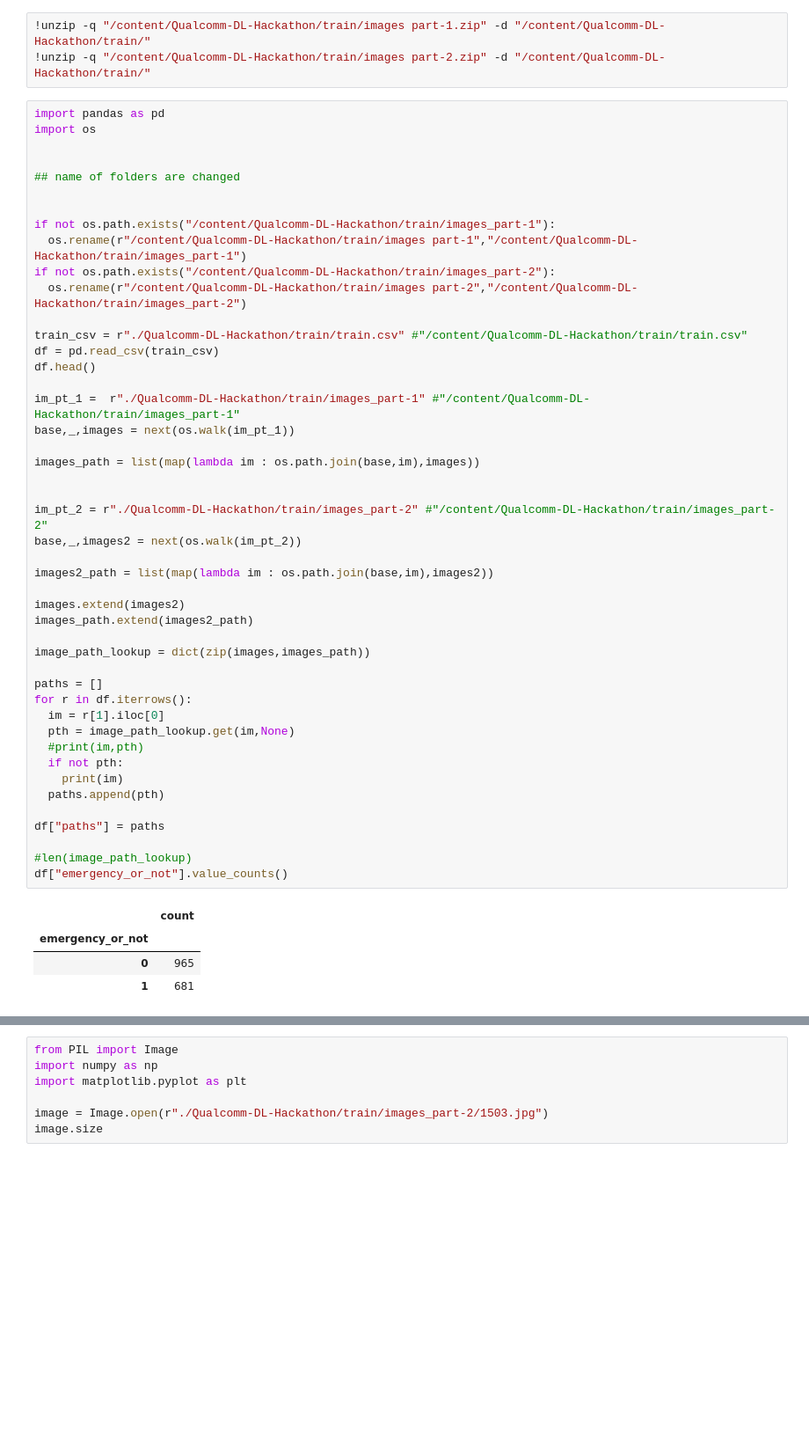
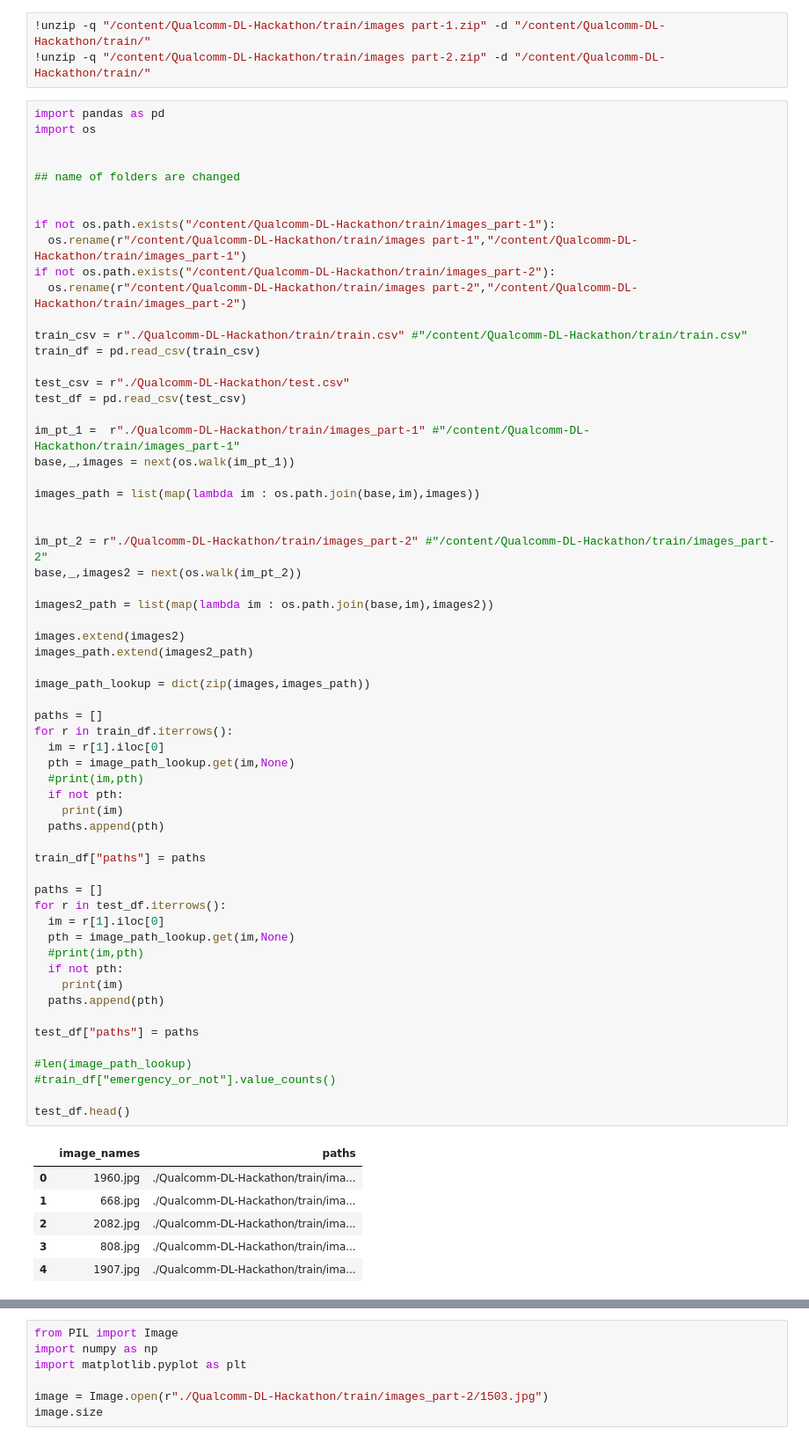
Before and after one commit to SurajPatil44/qualcomm_hackathon, a Jupyter notebook: hackathon.ipynb, the cells around one changed output, grey strips where cells are left out. Shown at 88% size. Drawn from its saved outputs; the diff is of its cells as text; blank space fills up the shorter version.

```diff
--- a/hackathon.ipynb
+++ b/hackathon.ipynb
@@ -25,40 +25,57 @@ if not os.path.exists("/content/Qualcomm-DL-Hackathon/train/images_part-2"):
   os.rename(r"/content/Qualcomm-DL-Hackathon/train/images part-2","/content/Qualcomm-DL-Hackathon/train/images_part-2")
 
 train_csv = r"./Qualcomm-DL-Hackathon/train/train.csv" #"/content/Qualcomm-DL-Hackathon/train/train.csv"
-df = pd.read_csv(train_csv)
-df.head()
+train_df = pd.read_csv(train_csv)
+
+test_csv = r"./Qualcomm-DL-Hackathon/test.csv"
+test_df = pd.read_csv(test_csv)
 
 im_pt_1 =  r"./Qualcomm-DL-Hackathon/train/images_part-1" #"/content/Qualcomm-DL-Hackathon/train/images_part-1"
 base,_,images = next(os.walk(im_pt_1))
 
 images_path = list(map(lambda im : os.path.join(base,im),images))
 
 
 im_pt_2 = r"./Qualcomm-DL-Hackathon/train/images_part-2" #"/content/Qualcomm-DL-Hackathon/train/images_part-2"
 base,_,images2 = next(os.walk(im_pt_2))
 
 images2_path = list(map(lambda im : os.path.join(base,im),images2))
 
 images.extend(images2)
 images_path.extend(images2_path)
 
 image_path_lookup = dict(zip(images,images_path))
 
 paths = []
-for r in df.iterrows():
+for r in train_df.iterrows():
   im = r[1].iloc[0]
   pth = image_path_lookup.get(im,None)
   #print(im,pth)
   if not pth:
     print(im)
   paths.append(pth)
 
-df["paths"] = paths
+train_df["paths"] = paths
+
+paths = []
+for r in test_df.iterrows():
+  im = r[1].iloc[0]
+  pth = image_path_lookup.get(im,None)
+  #print(im,pth)
+  if not pth:
+    print(im)
+  paths.append(pth)
+
+test_df["paths"] = paths
 
 #len(image_path_lookup)
-df["emergency_or_not"].value_counts()
+#train_df["emergency_or_not"].value_counts()
+
+test_df.head()
 # %% [output]
-|  | count |
-| emergency_or_not |  |
-| 0 | 965 |
-| 1 | 681 |
+|  | image_names | paths |
+| 0 | 1960.jpg | ./Qualcomm-DL-Hackathon/train/ima... |
+| 1 | 668.jpg | ./Qualcomm-DL-Hackathon/train/ima... |
+| 2 | 2082.jpg | ./Qualcomm-DL-Hackathon/train/ima... |
+| 3 | 808.jpg | ./Qualcomm-DL-Hackathon/train/ima... |
+| 4 | 1907.jpg | ./Qualcomm-DL-Hackathon/train/ima... |
```
Also changed, not shown: parts of 11 cells of this notebook.
